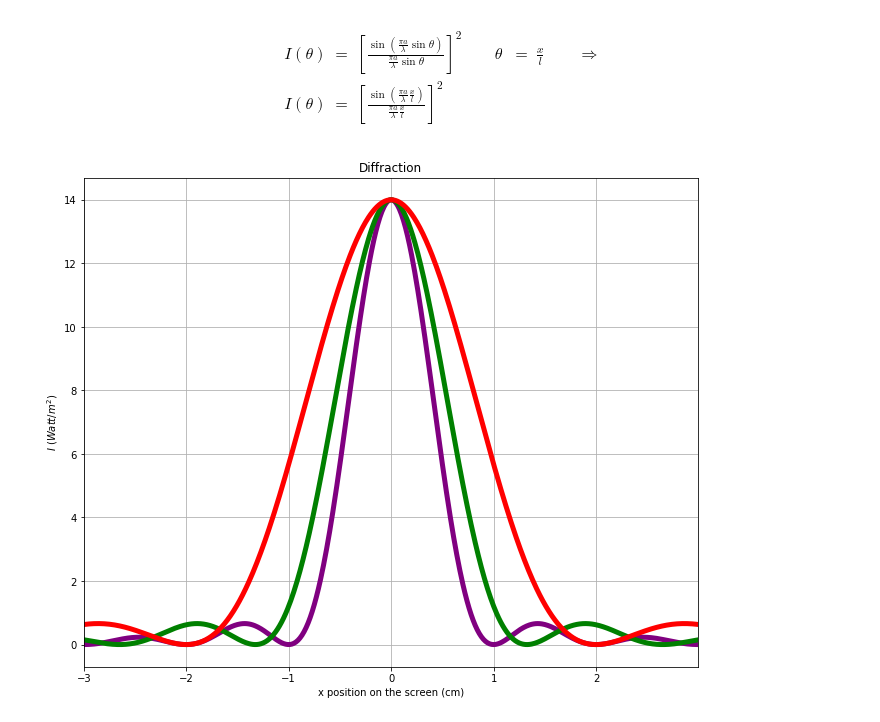
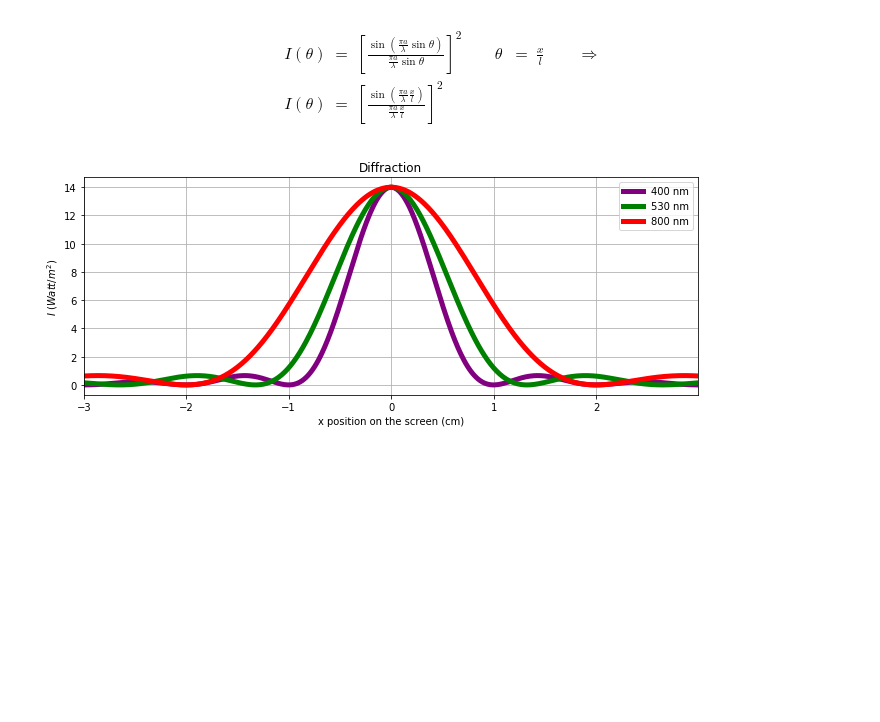
Before and after one commit to stefanovic80/DiffractionPattern, a Jupyter notebook: DiffractionPattern.ipynb, the cells around one changed output. Cells and saved outputs as stored; diff of their text form; code cells hidden in the pictures; blank space fills up the shorter version.

```diff
--- a/DiffractionPattern.ipynb
+++ b/DiffractionPattern.ipynb
@@ -17,38 +17,28 @@ import numpy as np
 # %%
 X = np.arange(-3, 3, 0.01)#*1e-2 #da -2 a +2 cm. Position on the screen
 x = X*1e-2
 l = 1#metres. Distance from fenditure to the screen
 a = 4e-5 #fenditure size in metres
 
 wl = [400e-9, 'purple', 530e-9, 'green', 800e-9, 'red'] #wavelength size in metres and color
 
 I_0 = 10^4 #Watt/m^2
 
 
-fig = plt.figure(figsize = (11, 9))
+fig = plt.figure(figsize = (11, 4))
 ax = fig.add_subplot(111)
 plt.title('Diffraction')
 ax.set_xlabel('x position on the screen (cm)')
 ax.set_ylabel('$I$ ($Watt/m^2$)')
 ax.set_xlim(X[0], X[-1])
 ax.grid(True)
 
 
-j = 0
 
-I = I_0*( np.sin( np.pi*a*x/(wl[j]*l) )/( np.pi*a*x/(wl[j]*l) ) )**2
-line, = ax.plot(X, I, Linewidth = 5, color = wl[ j + 1 ] )
-
-j = j + 2
-
-I = I_0*( np.sin( np.pi*a*x/(wl[j]*l) )/( np.pi*a*x/(wl[j]*l) ) )**2
-line, = ax.plot(X, I, Linewidth = 5, color = wl[ j + 1 ] )
-
-j = j + 2
-
-I = I_0*( np.sin( np.pi*a*x/(wl[j]*l) )/( np.pi*a*x/(wl[j]*l) ) )**2
-line, = ax.plot(X, I, Linewidth = 5, color = wl[ j + 1 ] )
-
+for j in range(0, len(wl), 2):
+    I = I_0*( np.sin( np.pi*a*x/(wl[j]*l) )/( np.pi*a*x/(wl[j]*l) ) )**2
+    line, = ax.plot(X, I, Linewidth = 5, color = wl[ j + 1 ], label = str( int( wl[ j ]*1e9 ) ) + ' nm'  )
+    ax.legend()
 plt.show()
 # %% [output]
-[figure, old version]
+[figure, new version]
```
